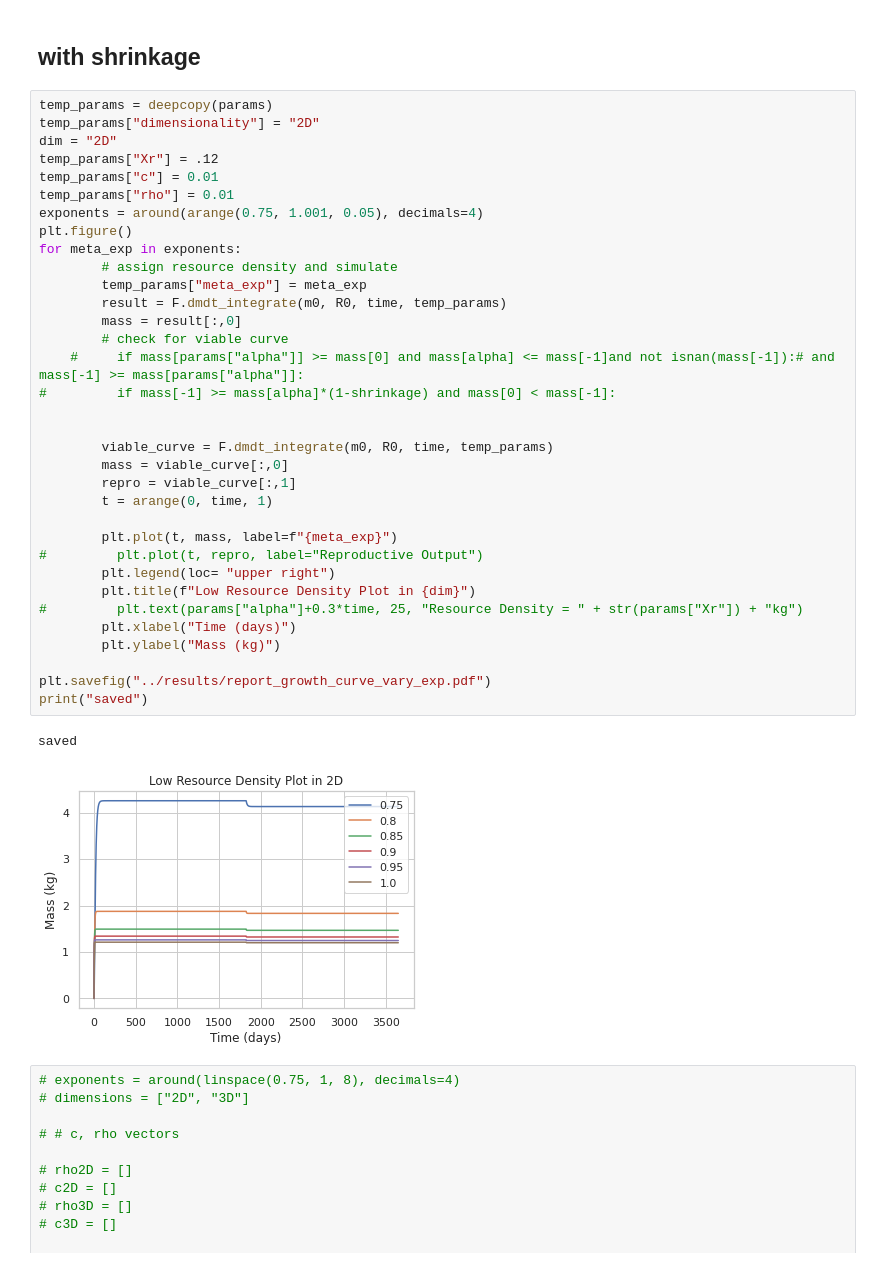
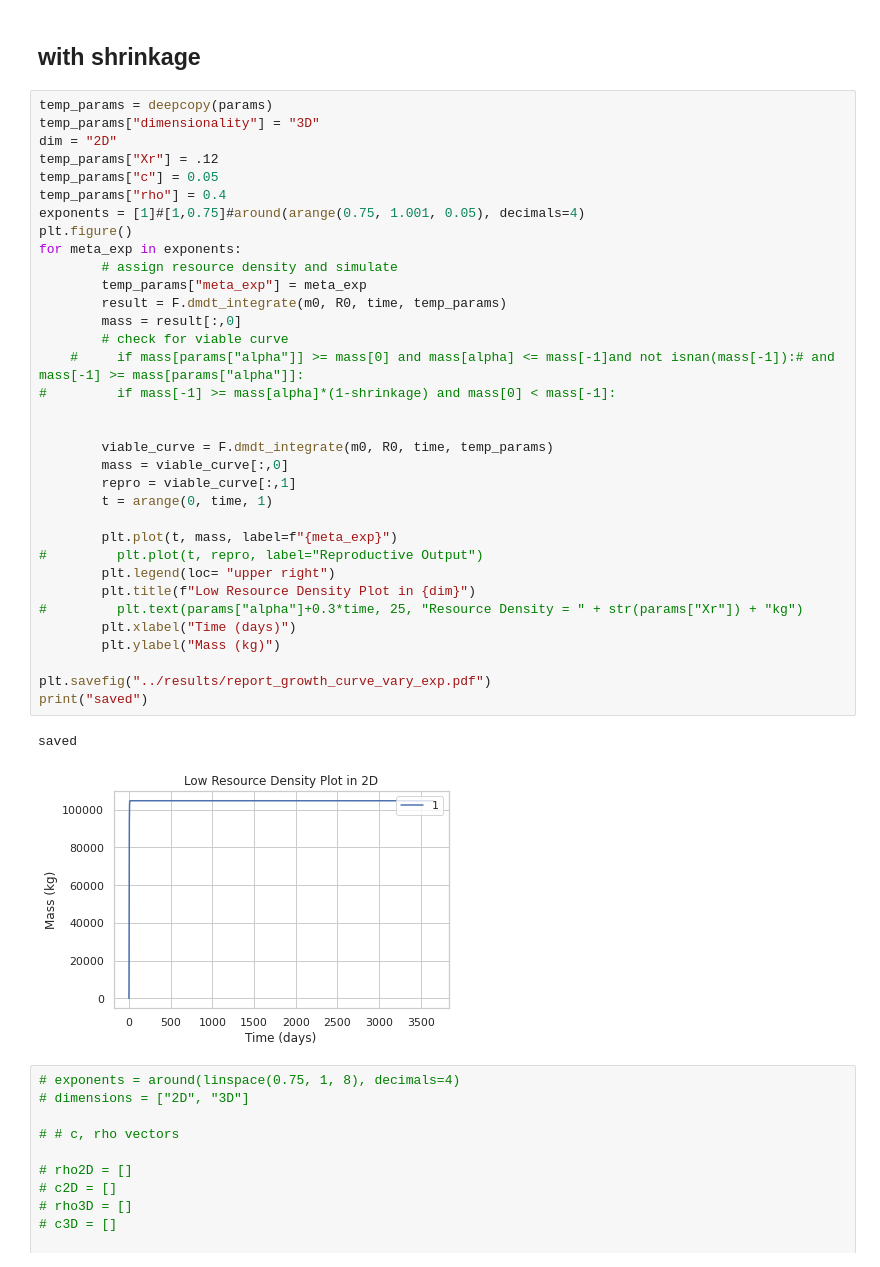
Before and after one commit to Don-Burns/Masters_Project, a Jupyter notebook: code/Report_Plots.ipynb, the cells around one changed output. Cells and saved outputs as stored; diff of their text form.

```diff
--- a/code/Report_Plots.ipynb
+++ b/code/Report_Plots.ipynb
@@ -208,41 +208,41 @@ temp_params
 ## with shrinkage
 # %%
 temp_params = deepcopy(params)
-temp_params["dimensionality"] = "2D"
+temp_params["dimensionality"] = "3D"
 dim = "2D"
 temp_params["Xr"] = .12
-temp_params["c"] = 0.01
-temp_params["rho"] = 0.01
-exponents = around(arange(0.75, 1.001, 0.05), decimals=4)
+temp_params["c"] = 0.05
+temp_params["rho"] = 0.4
+exponents = [1]#[1,0.75]#around(arange(0.75, 1.001, 0.05), decimals=4)
 plt.figure()
 for meta_exp in exponents:
         # assign resource density and simulate
         temp_params["meta_exp"] = meta_exp
         result = F.dmdt_integrate(m0, R0, time, temp_params)
         mass = result[:,0]
         # check for viable curve
     #     if mass[params["alpha"]] >= mass[0] and mass[alpha] <= mass[-1]and not isnan(mass[-1]):# and mass[-1] >= mass[params["alpha"]]:
 #         if mass[-1] >= mass[alpha]*(1-shrinkage) and mass[0] < mass[-1]:
 
 
         viable_curve = F.dmdt_integrate(m0, R0, time, temp_params)
         mass = viable_curve[:,0]
         repro = viable_curve[:,1]
         t = arange(0, time, 1)
 
         plt.plot(t, mass, label=f"{meta_exp}")
 #         plt.plot(t, repro, label="Reproductive Output")
         plt.legend(loc= "upper right")
         plt.title(f"Low Resource Density Plot in {dim}")
 #         plt.text(params["alpha"]+0.3*time, 25, "Resource Density = " + str(params["Xr"]) + "kg")
         plt.xlabel("Time (days)")
         plt.ylabel("Mass (kg)")
 
 plt.savefig("../results/report_growth_curve_vary_exp.pdf")
 print("saved")
 # %% [output]
 saved
-[figure, old version]
+[figure, new version]
 # %%
 # exponents = around(linspace(0.75, 1, 8), decimals=4)
 # dimensions = ["2D", "3D"]
```
Also changed, not shown: parts of 12 cells of this notebook, 1 other file.
